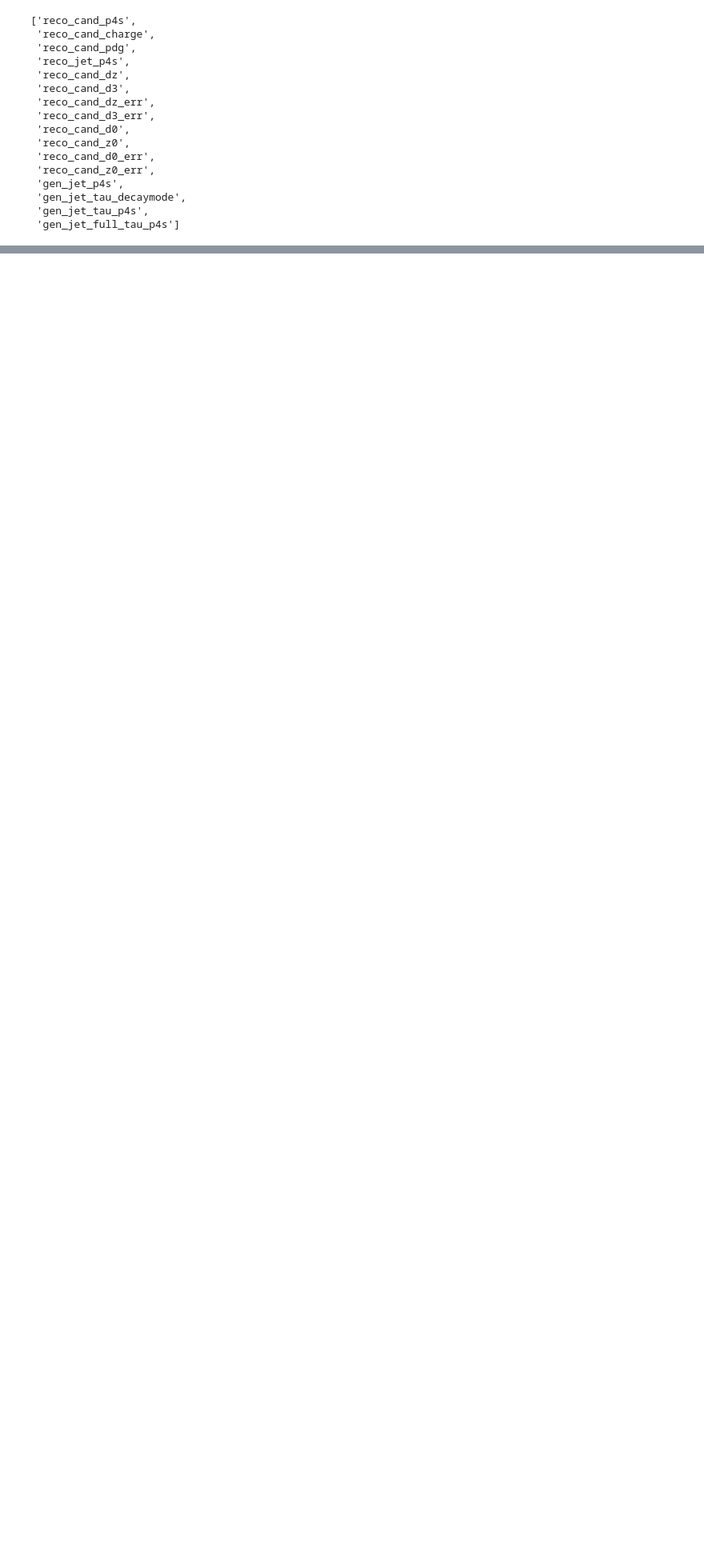
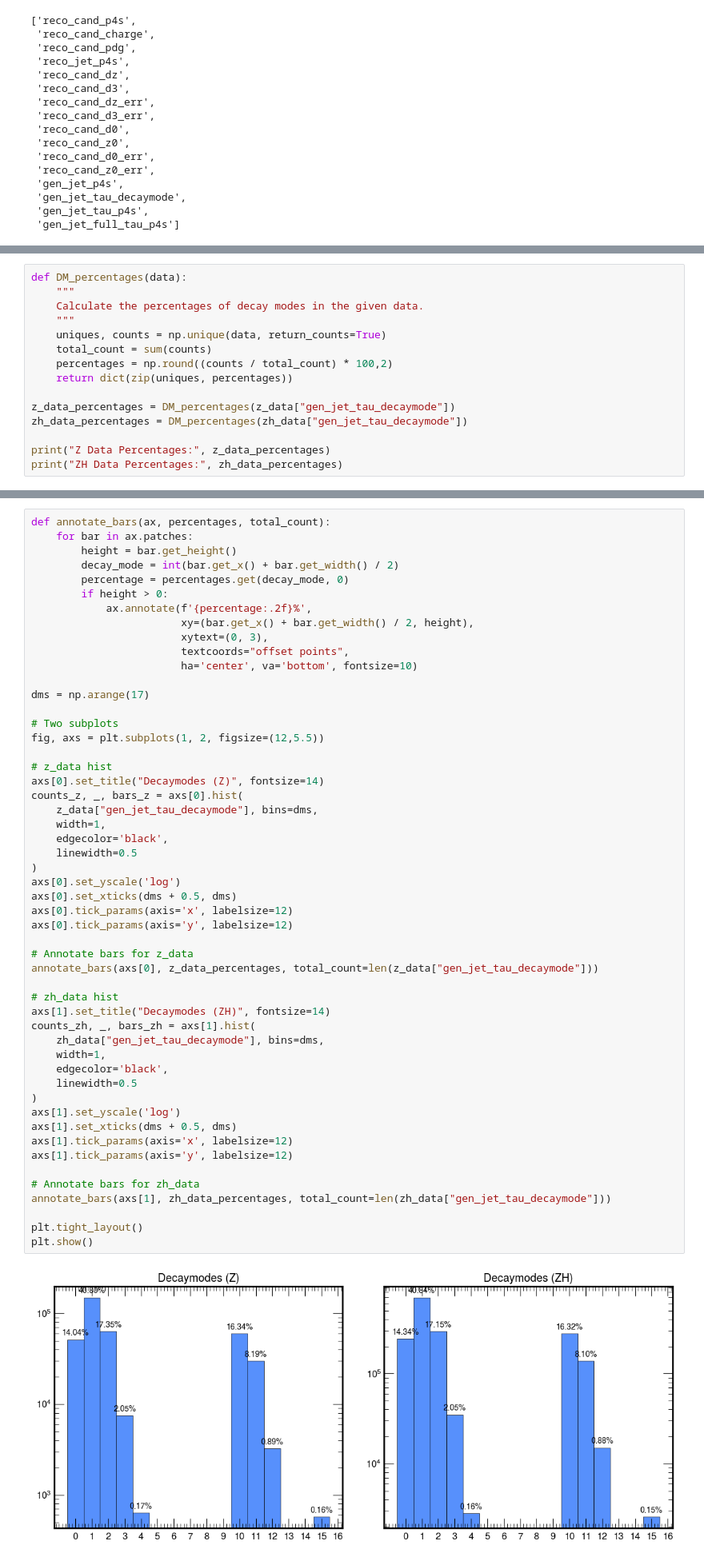
Before and after one commit to HEP-KBFI/ml-tau-en-reg, a Jupyter notebook: notebooks/data_intro.ipynb, the cells around one changed output, grey strips where cells are left out. Shown: that part at 80% size. Saved outputs shown, nothing was run; the diff lists cells and outputs as text; blank space fills up the shorter version.

```diff
--- a/notebooks/data_intro.ipynb
+++ b/notebooks/data_intro.ipynb
@@ -233,0 +199,15 @@ plt.show()
+# %%
+def DM_percentages(data):
+    """
+    Calculate the percentages of decay modes in the given data.
+    """
+    uniques, counts = np.unique(data, return_counts=True)
+    total_count = sum(counts)
+    percentages = np.round((counts / total_count) * 100,2)
+    return dict(zip(uniques, percentages))
+
+z_data_percentages = DM_percentages(z_data["gen_jet_tau_decaymode"])
+zh_data_percentages = DM_percentages(zh_data["gen_jet_tau_decaymode"])
+
+print("Z Data Percentages:", z_data_percentages)
+print("ZH Data Percentages:", zh_data_percentages)
@@ -234,3 +217,57 @@ plt.show()
+# %%
+def annotate_bars(ax, percentages, total_count):
+    for bar in ax.patches:
+        height = bar.get_height()
+        decay_mode = int(bar.get_x() + bar.get_width() / 2)
+        percentage = percentages.get(decay_mode, 0)
+        if height > 0:
+            ax.annotate(f'{percentage:.2f}%',
+                        xy=(bar.get_x() + bar.get_width() / 2, height),
+                        xytext=(0, 3),
+                        textcoords="offset points",
+                        ha='center', va='bottom', fontsize=10)
+
+dms = np.arange(17)
+
+# Two subplots
+fig, axs = plt.subplots(1, 2, figsize=(12,5.5))
+
+# z_data hist
+axs[0].set_title("Decaymodes (Z)", fontsize=14)
+counts_z, _, bars_z = axs[0].hist(
+    z_data["gen_jet_tau_decaymode"], bins=dms,
+    width=1,
+    edgecolor='black',
+    linewidth=0.5
+)
+axs[0].set_yscale('log')
+axs[0].set_xticks(dms + 0.5, dms)
+axs[0].tick_params(axis='x', labelsize=12)
+axs[0].tick_params(axis='y', labelsize=12)
+
+# Annotate bars for z_data
+annotate_bars(axs[0], z_data_percentages, total_count=len(z_data["gen_jet_tau_decaymode"]))
+
+# zh_data hist
+axs[1].set_title("Decaymodes (ZH)", fontsize=14)
+counts_zh, _, bars_zh = axs[1].hist(
+    zh_data["gen_jet_tau_decaymode"], bins=dms,
+    width=1,
+    edgecolor='black',
+    linewidth=0.5
+)
+axs[1].set_yscale('log')
+axs[1].set_xticks(dms + 0.5, dms)
+axs[1].tick_params(axis='x', labelsize=12)
+axs[1].tick_params(axis='y', labelsize=12)
+
+# Annotate bars for zh_data
+annotate_bars(axs[1], zh_data_percentages, total_count=len(zh_data["gen_jet_tau_decaymode"]))
+
+plt.tight_layout()
+plt.show()
+# %% [output]
+[figure, added]
 # %% [markdown]
 ## Decay mode remapping
 # %%
```
Also changed, not shown: parts of 7 cells of this notebook.
